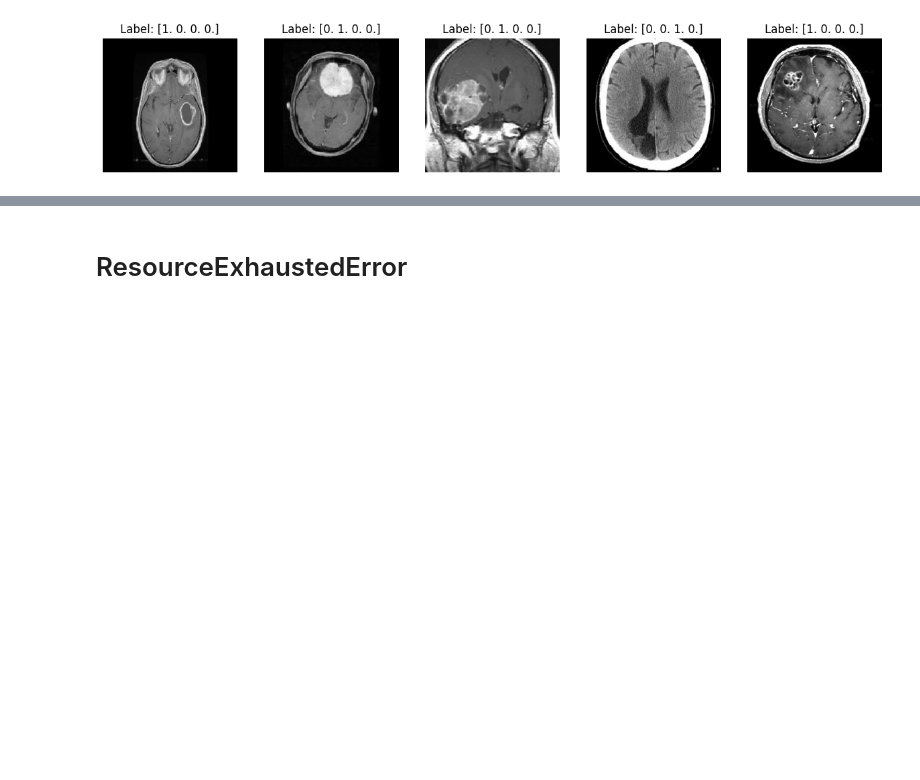
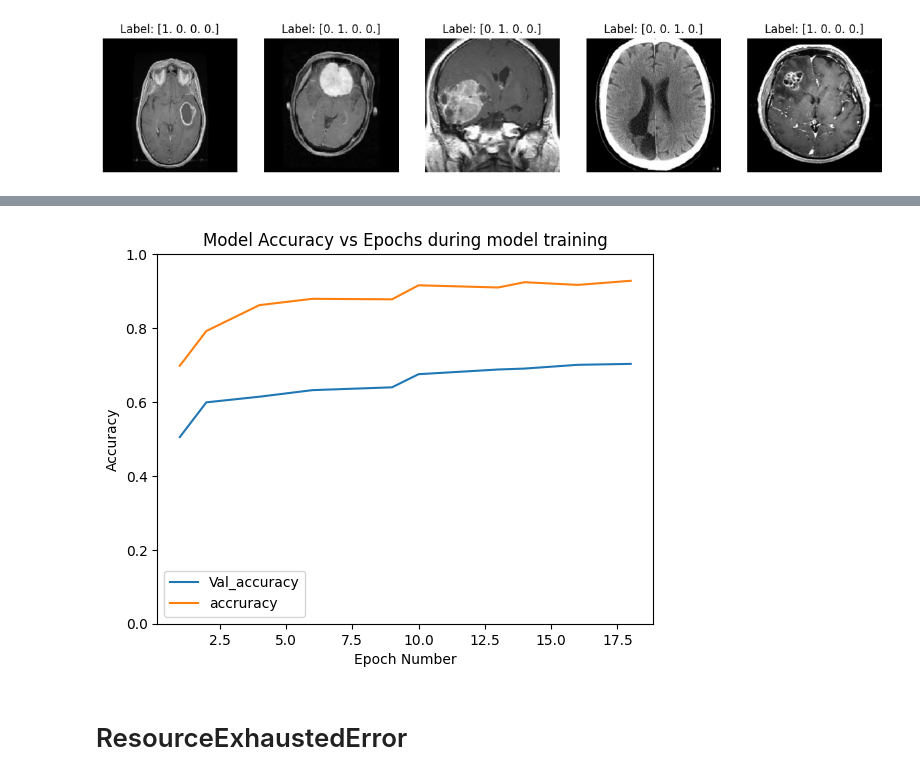
Before and after one commit to Oatsinthepine/Project4, a Jupyter notebook: FreyaUNET/Brain_Tumour_UNET_Segmentation.ipynb, the cells around one changed output, grey strips where cells are left out. Drawn from its saved outputs; the diff is of its cells as text; code cells hidden in the pictures; blank space fills up the shorter version.

Commit message:
Add Finalised Segmentation & Classification tasks

```diff
--- a/FreyaUNET/Brain_Tumour_UNET_Segmentation.ipynb
+++ b/FreyaUNET/Brain_Tumour_UNET_Segmentation.ipynb
@@ -527,0 +569,27 @@ classification_model.evaluate(test_generator)
+# %%
+# Plot Model Loss vs. Epochs during model training
+import re
+
+# Define the function to extract the first number found in a string
+def extract_number(string):
+    match = re.search(r'\d+', string)
+    return int(match.group()) if match else float('inf')
+
+# list directory of history
+model_names = os.listdir('model_history_classification')
+sorted_model_names = sorted(model_names, key=extract_number)
+# print(sorted_model_names)
+
+x = []
+y1 = []
+y2 = []
+for n in sorted_model_names:
+    num = extract_number(n)
+
+    model = tf.keras.models.load_model(f'model_history_classification\{n}')
+    val_accuracy = model.evaluate(test_generator)[1]
+    accuracy = model.evaluate(train_generator)[1]
+
+    x.append(num)
+    y1.append(val_accuracy)
+    y2.append(accuracy)
@@ -528,3 +618,16 @@ classification_model.evaluate(test_generator)
+# %%
+plt.plot(x, y1, label = 'Val_accuracy')
+plt.plot(x, y2, label = 'accruracy')
+plt.title('Model Accuracy vs Epochs during model training')
+plt.xlabel('Epoch Number')
+plt.ylim(0,1)
+plt.ylabel('Accuracy')
+plt.legend()
+#plt.show()
+
+plt.savefig('Model_Accuracy_vs_Epochs.png', format='png', dpi=300)
+# %% [output]
+[figure, added]
 # %% [markdown]
 # ResourceExhaustedError
 # %%
```
Also changed, not shown: parts of 9 cells of this notebook, 6 other files.
